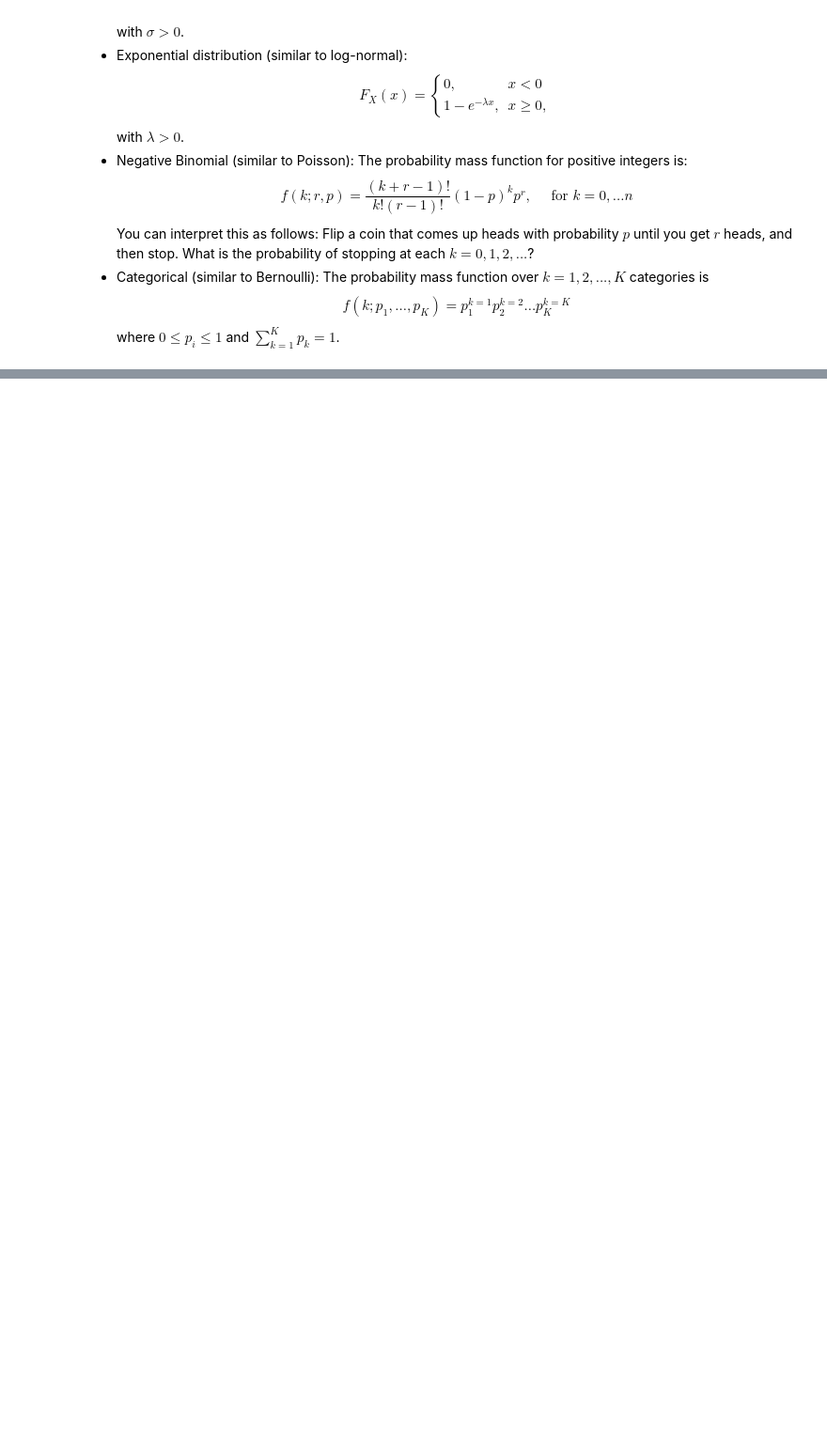
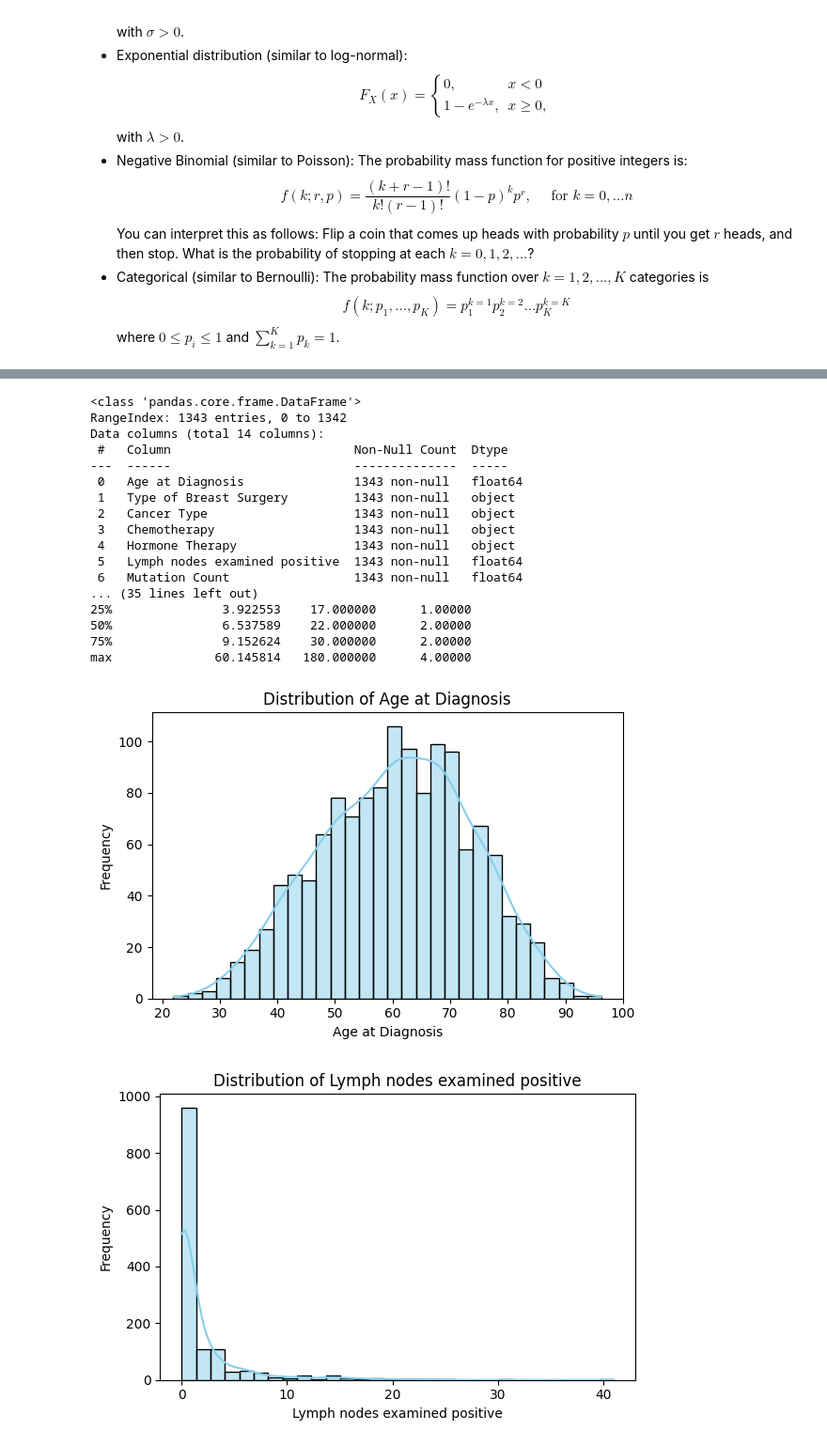
Before and after one commit to tiyeh21/MSDS_5030_Repo, a Jupyter notebook: assignment_6.ipynb, the cells around one changed output, grey strips where cells are left out. Shown at 94% size. Saved outputs shown, nothing was run; the diff lists cells and outputs as text; code cells hidden in the pictures; blank space fills up the shorter version.

```diff
--- a/assignment_6.ipynb
+++ b/assignment_6.ipynb
@@ -315,0 +322,3 @@ where $0 \le p_i \le 1$ and $ \sum_{k=1}^K p_k = 1$.
+# %%
+metabric_df = pd.read_csv('data/metabric.csv')
+metabric_df.head()
@@ -315,0 +386,36 @@ where $0 \le p_i \le 1$ and $ \sum_{k=1}^K p_k = 1$.
+# %%
+# Display basic info
+print(metabric_df.info())
+print(metabric_df.describe())
+
+# Loop through numeric columns and plot their distributions
+numeric_cols = metabric_df.select_dtypes(include=['float64', 'int64']).columns
+
+for col in numeric_cols:
+    plt.figure(figsize=(6, 4))
+    sns.histplot(metabric_df[col], kde=True, bins=30, color='skyblue')
+    plt.title(f"Distribution of {col}")
+    plt.xlabel(col)
+    plt.ylabel("Frequency")
+    plt.tight_layout()
+    plt.show()
+# %% [output]
+<class 'pandas.core.frame.DataFrame'>
+RangeIndex: 1343 entries, 0 to 1342
+Data columns (total 14 columns):
+ #   Column                         Non-Null Count  Dtype
+---  ------                         --------------  -----
+ 0   Age at Diagnosis               1343 non-null   float64
+ 1   Type of Breast Surgery         1343 non-null   object
+ 2   Cancer Type                    1343 non-null   object
+ 3   Chemotherapy                   1343 non-null   object
+ 4   Hormone Therapy                1343 non-null   object
+ 5   Lymph nodes examined positive  1343 non-null   float64
+ 6   Mutation Count                 1343 non-null   float64
+... (35 lines left out)
+25%               3.922553    17.000000      1.00000
+50%               6.537589    22.000000      2.00000
+75%               9.152624    30.000000      2.00000
+max              60.145814   180.000000      4.00000
+[figure, added]
+[figure, added]
```
Also changed, not shown: parts of 20 cells of this notebook.
